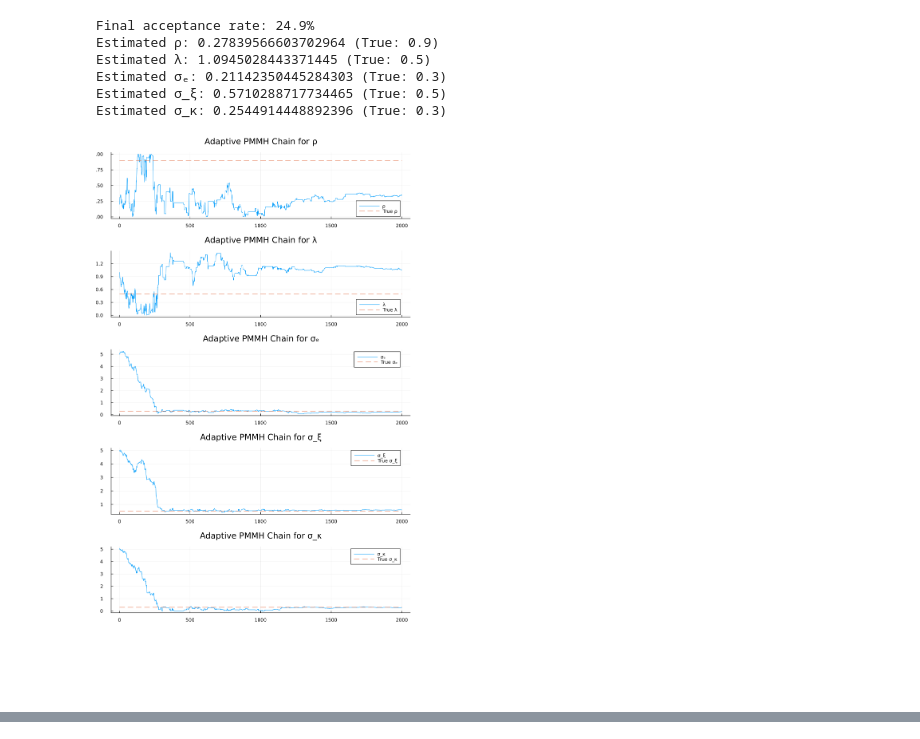
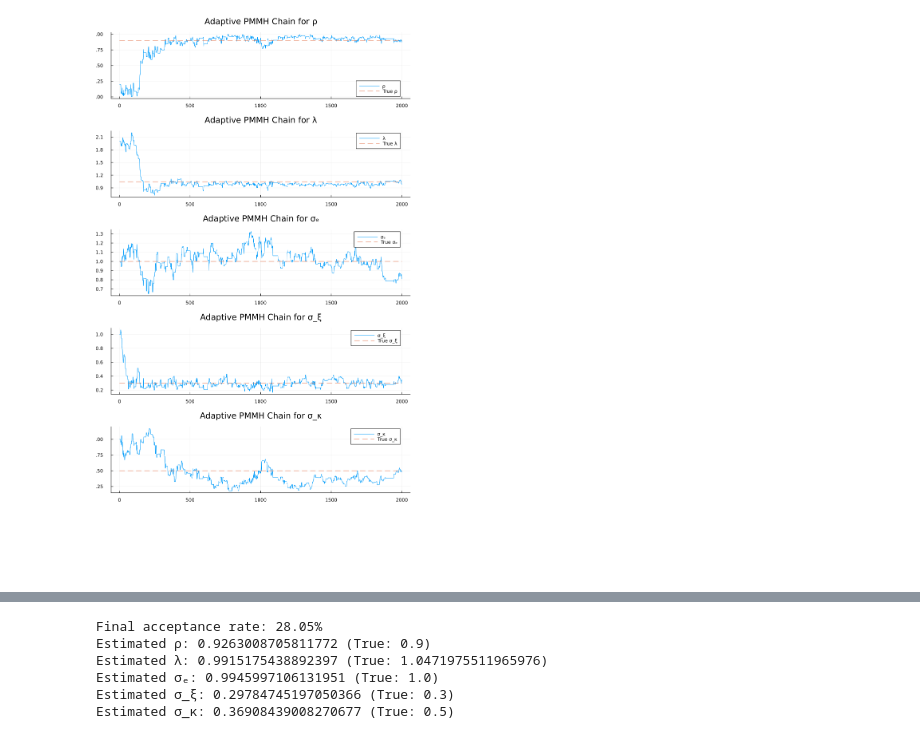
Before and after one commit to MKildemark/State-Space-Model-Estimation, a Jupyter notebook: particle filtering/PMCMC.ipynb, the cells around one changed output, grey strips where cells are left out. Cells and saved outputs as stored; diff of their text form; code cells hidden in the pictures.

```diff
--- a/particle filtering/PMCMC.ipynb
+++ b/particle filtering/PMCMC.ipynb
@@ -369,11 +360,11 @@ using ProgressMeter
 Random.seed!(42)
 
 # True parameters for the state-space model
-true_rho         = 0.9            # damping factor for the cycle (should be in (0,1))
-true_lambda_c    = 0.5            # cycle frequency (radians), between 0 and π
-true_sigma_epsilon = 0.3          # observation noise std
-true_sigma_xi    = 0.5            # trend drift noise std
-true_sigma_kappa = 0.3            # cyclical shock noise std
+true_rho           = 0.9            # damping factor for the cycle (should be in (0,1))
+true_lambda_c      = π/3            # cycle frequency (radians), between 0 and π
+true_sigma_epsilon = 1.0            # observation noise std
+true_sigma_xi      = 0.3            # trend drift noise std
+true_sigma_kappa   = 0.5            # cyclical shock noise std
 
 T = 150  # number of time steps
 
@@ -532,10 +523,10 @@ function PMMH_adaptive(y_obs; n_iter=3000, N=500, adapt_interval=50, target_acce
 
     # Initialize parameters (choose valid starting values)
     rho_current           = 0.2
-    lambda_current        = 1.0       # in radians, between 0 and π
-    sigma_epsilon_current = 5.0
-    sigma_xi_current      = 5.0
-    sigma_kappa_current   = 5.0
+    lambda_current        = 2.0       # in radians, between 0 and π
+    sigma_epsilon_current = 1.0
+    sigma_xi_current      = 1.0
+    sigma_kappa_current   = 1.0
 
     ll_current, _, _, _, _ = particle_filter(y_obs, rho_current, lambda_current,
                                              sigma_epsilon_current, sigma_xi_current,
@@ -666,37 +657,31 @@ p2 = plot(lambda_chain, label="λ", title="Adaptive PMMH Chain for λ")
 plot!(p2, fill(true_lambda_c, length(lambda_chain)), label="True λ", linestyle=:dash)
 
 p3 = plot(sigma_epsilon_chain, label="σₑ", title="Adaptive PMMH Chain for σₑ")
 plot!(p3, fill(true_sigma_epsilon, length(sigma_epsilon_chain)), label="True σₑ", linestyle=:dash)
 
 p4 = plot(sigma_xi_chain, label="σ_ξ", title="Adaptive PMMH Chain for σ_ξ")
 plot!(p4, fill(true_sigma_xi, length(sigma_xi_chain)), label="True σ_ξ", linestyle=:dash)
 
 p5 = plot(sigma_kappa_chain, label="σ_κ", title="Adaptive PMMH Chain for σ_κ")
 plot!(p5, fill(true_sigma_kappa, length(sigma_kappa_chain)), label="True σ_κ", linestyle=:dash)
 
 plot(p1, p2, p3, p4, p5, layout=(6,1), size=(800, 1400))
 display(plot(p1, p2, p3, p4, p5, layout=(6,1), size=(800, 1400)))
 
 # Plot the true and estimated states
 p6 = plot(1:T, mu, label="Estimated μ", title="Trend State")
 plot!(p6, 1:T, mu_true, label="True μ", linestyle=:dash)
 
 p7 = plot(1:T, beta, label="Estimated β", title="Trend Drift State")
 plot!(p7, 1:T, beta_true, label="True β", linestyle=:dash)
 
 p8 = plot(1:T, psi, label="Estimated ψ", title="Cycle State")
 plot!(p8, 1:T, psi_true, label="True ψ", linestyle=:dash)
 
 p9 = plot(1:T, psi_star, label="Estimated ψ*", title="Cycle (Auxiliary) State")
 plot!(p9, 1:T, psi_star_true, label="True ψ*", linestyle=:dash)
 
 plot(p6, p7, p8, p9, layout=(4,1), size=(800, 800))
 display(plot(p6, p7, p8, p9, layout=(4,1), size=(800, 800)))
 # %% [output]
-Final acceptance rate: 24.9%
-Estimated ρ: 0.27839566603702964 (True: 0.9)
-Estimated λ: 1.0945028443371445 (True: 0.5)
-Estimated σₑ: 0.21142350445284303 (True: 0.3)
-Estimated σ_ξ: 0.5710288717734465 (True: 0.5)
-Estimated σ_κ: 0.2544914448892396 (True: 0.3)
-[figure, old version]
+[figure, new version]
@@ -703,0 +689,6 @@ Estimated σ_κ: 0.2544914448892396 (True: 0.3)
+Final acceptance rate: 28.05%
+Estimated ρ: 0.9263008705811772 (True: 0.9)
+Estimated λ: 0.9915175438892397 (True: 1.0471975511965976)
+Estimated σₑ: 0.9945997106131951 (True: 1.0)
+Estimated σ_ξ: 0.29784745197050366 (True: 0.3)
+Estimated σ_κ: 0.36908439008270677 (True: 0.5)
```
Also changed, not shown: parts of 2 cells of this notebook, 5 other files.
